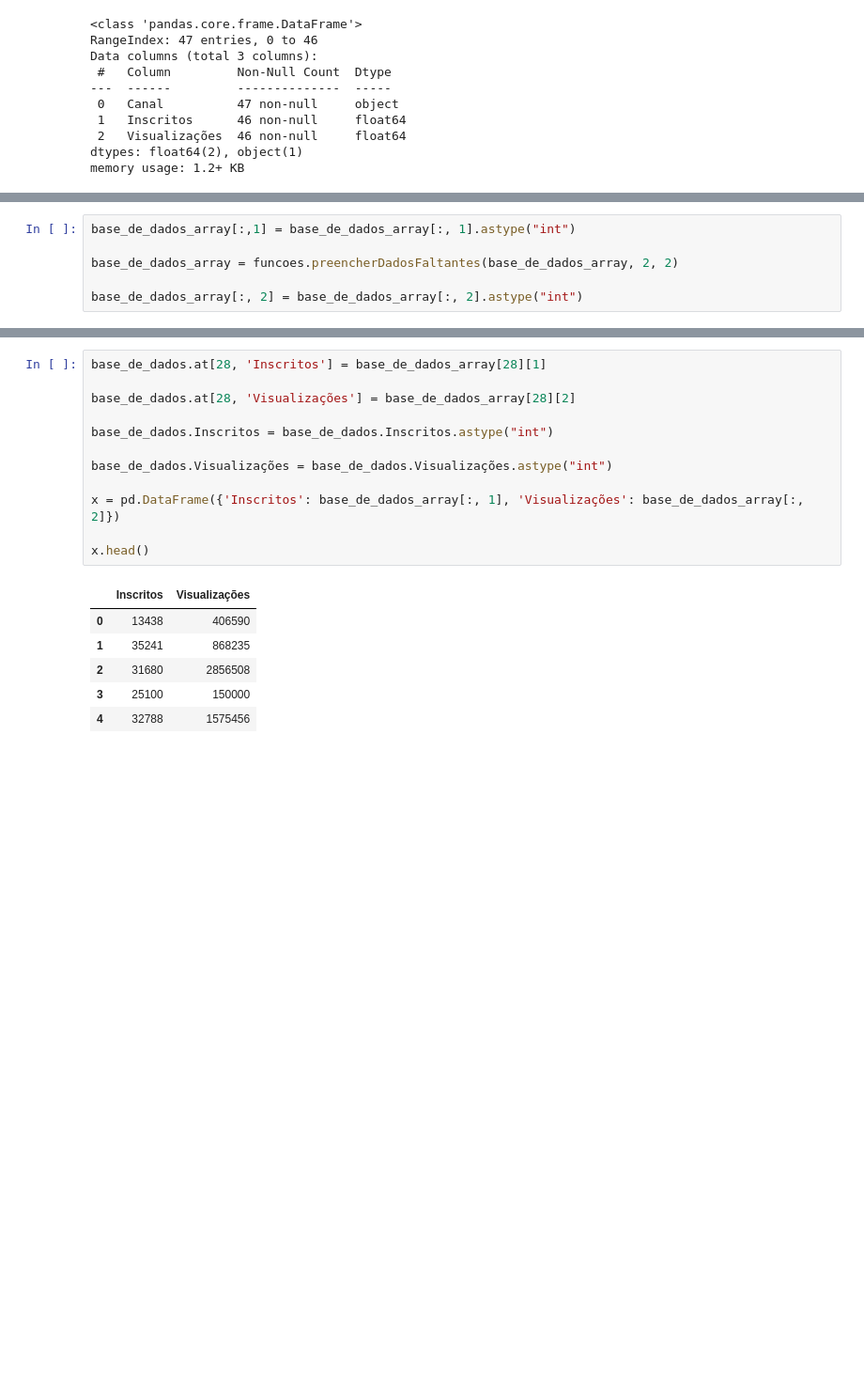
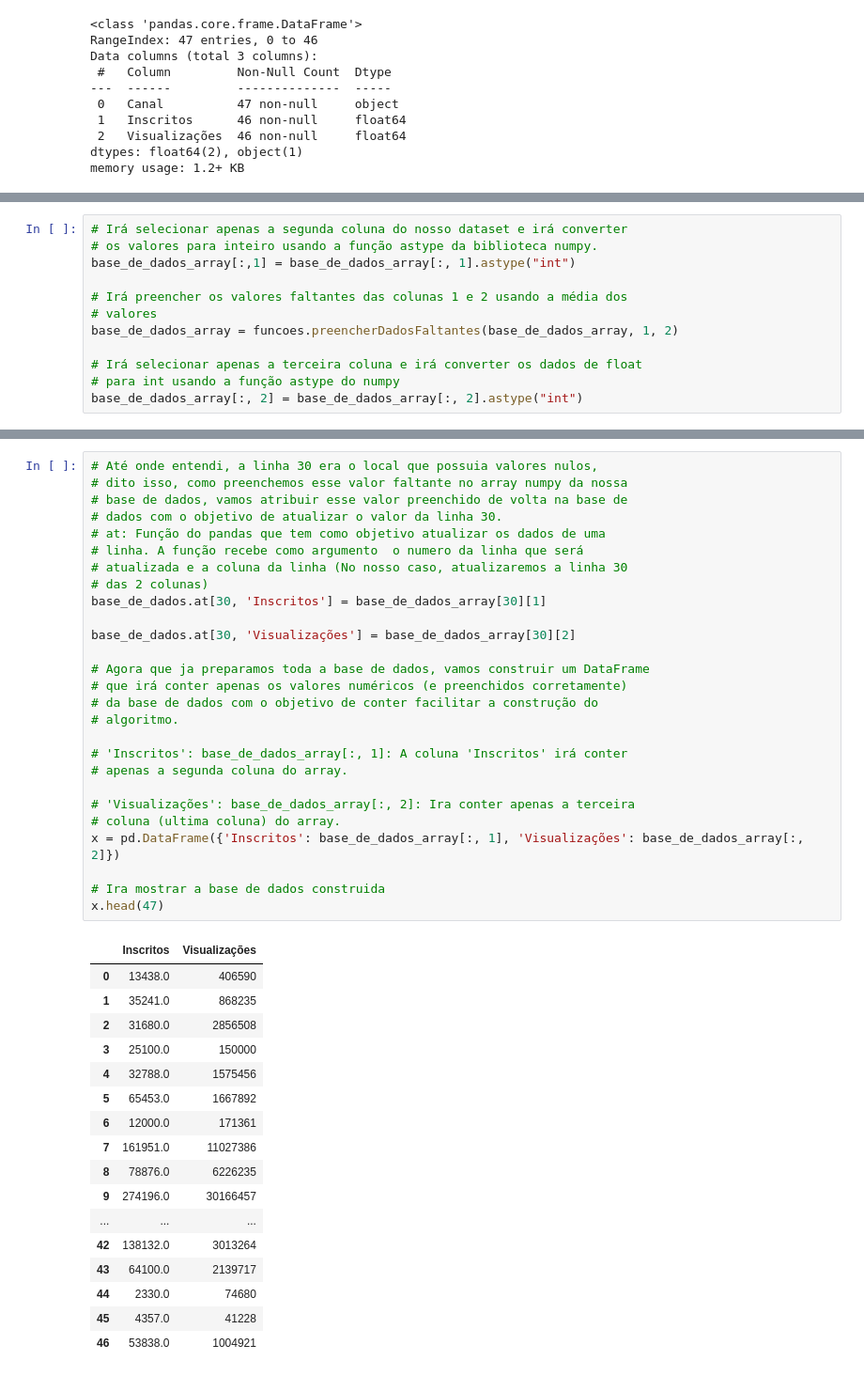
Before and after one commit to caikedomingues/curso-de-machine-learning-do-canal-universo-discreto, a Jupyter notebook: k-means.ipynb, the cells around one changed output, grey strips where cells are left out. Shown at 94% size. Saved outputs shown, nothing was run; the diff lists cells and outputs as text; blank space fills up the shorter version.

```diff
--- a/k-means.ipynb
+++ b/k-means.ipynb
@@ -121,6 +148,12 @@ memory usage: 1.2+ KB
 # %%
+# Irá selecionar apenas a segunda coluna do nosso dataset e irá converter
+# os valores para inteiro usando a função astype da biblioteca numpy.
 base_de_dados_array[:,1] = base_de_dados_array[:, 1].astype("int")
 
-base_de_dados_array = funcoes.preencherDadosFaltantes(base_de_dados_array, 2, 2)
+# Irá preencher os valores faltantes das colunas 1 e 2 usando a média dos
+# valores
+base_de_dados_array = funcoes.preencherDadosFaltantes(base_de_dados_array, 1, 2)
 
+# Irá selecionar apenas a terceira coluna e irá converter os dados de float
+# para int usando a função astype do numpy
 base_de_dados_array[:, 2] = base_de_dados_array[:, 2].astype("int")
@@ -127,19 +163,45 @@ base_de_dados_array[:, 2] = base_de_dados_array[:, 2].astype("int")
 # %%
-base_de_dados.at[28, 'Inscritos'] = base_de_dados_array[28][1]
+# Até onde entendi, a linha 30 era o local que possuia valores nulos,
+# dito isso, como preenchemos esse valor faltante no array numpy da nossa
+# base de dados, vamos atribuir esse valor preenchido de volta na base de
+# dados com o objetivo de atualizar o valor da linha 30.
+# at: Função do pandas que tem como objetivo atualizar os dados de uma
+# linha. A função recebe como argumento  o numero da linha que será
+# atualizada e a coluna da linha (No nosso caso, atualizaremos a linha 30
+# das 2 colunas)
+base_de_dados.at[30, 'Inscritos'] = base_de_dados_array[30][1]
 
-base_de_dados.at[28, 'Visualizações'] = base_de_dados_array[28][2]
+base_de_dados.at[30, 'Visualizações'] = base_de_dados_array[30][2]
 
-base_de_dados.Inscritos = base_de_dados.Inscritos.astype("int")
+# Agora que ja preparamos toda a base de dados, vamos construir um DataFrame
+# que irá conter apenas os valores numéricos (e preenchidos corretamente)
+# da base de dados com o objetivo de conter facilitar a construção do
+# algoritmo.
 
-base_de_dados.Visualizações = base_de_dados.Visualizações.astype("int")
+# 'Inscritos': base_de_dados_array[:, 1]: A coluna 'Inscritos' irá conter
+# apenas a segunda coluna do array.
 
+# 'Visualizações': base_de_dados_array[:, 2]: Ira conter apenas a terceira
+# coluna (ultima coluna) do array.
 x = pd.DataFrame({'Inscritos': base_de_dados_array[:, 1], 'Visualizações': base_de_dados_array[:, 2]})
 
-x.head()
+# Ira mostrar a base de dados construida
+x.head(47)
 # %% [output]
 |  | Inscritos | Visualizações |
-| 0 | 13438 | 406590 |
-| 1 | 35241 | 868235 |
-| 2 | 31680 | 2856508 |
-| 3 | 25100 | 150000 |
-| 4 | 32788 | 1575456 |
+| 0 | 13438.0 | 406590 |
+| 1 | 35241.0 | 868235 |
+| 2 | 31680.0 | 2856508 |
+| 3 | 25100.0 | 150000 |
+| 4 | 32788.0 | 1575456 |
+| 5 | 65453.0 | 1667892 |
+| 6 | 12000.0 | 171361 |
+| 7 | 161951.0 | 11027386 |
+| 8 | 78876.0 | 6226235 |
+| 9 | 274196.0 | 30166457 |
+| ... | ... | ... |
+| 42 | 138132.0 | 3013264 |
+| 43 | 64100.0 | 2139717 |
+| 44 | 2330.0 | 74680 |
+| 45 | 4357.0 | 41228 |
+| 46 | 53838.0 | 1004921 |
```
Also changed, not shown: parts of 21 cells of this notebook.
